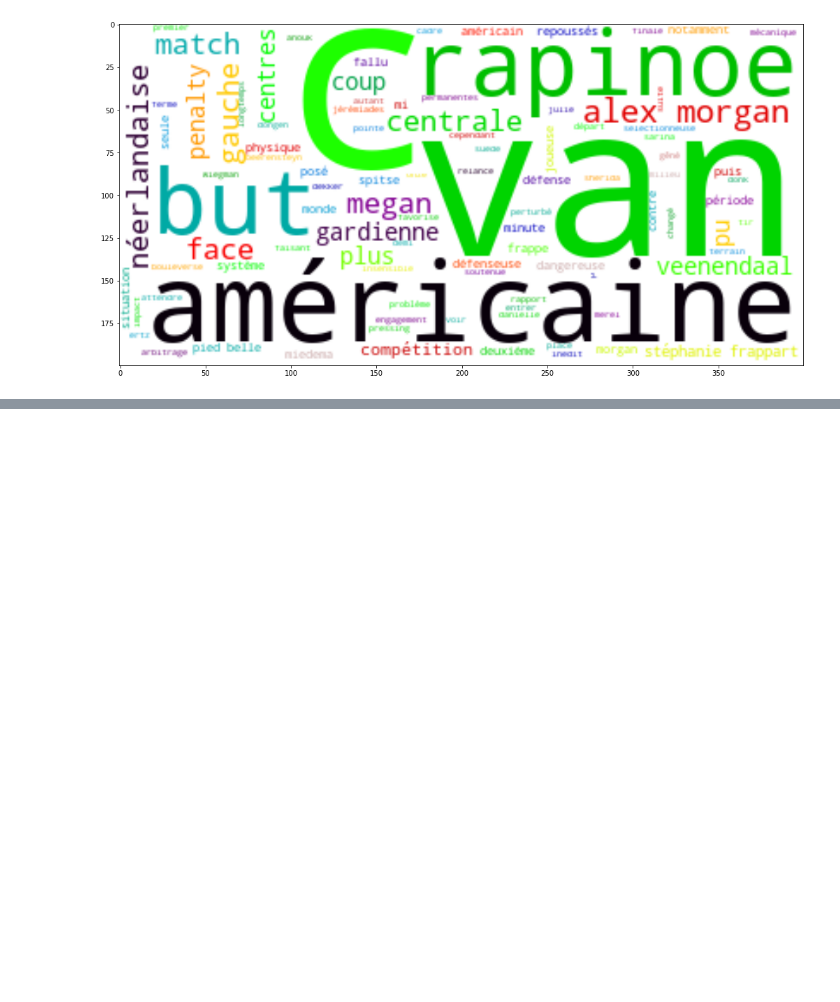
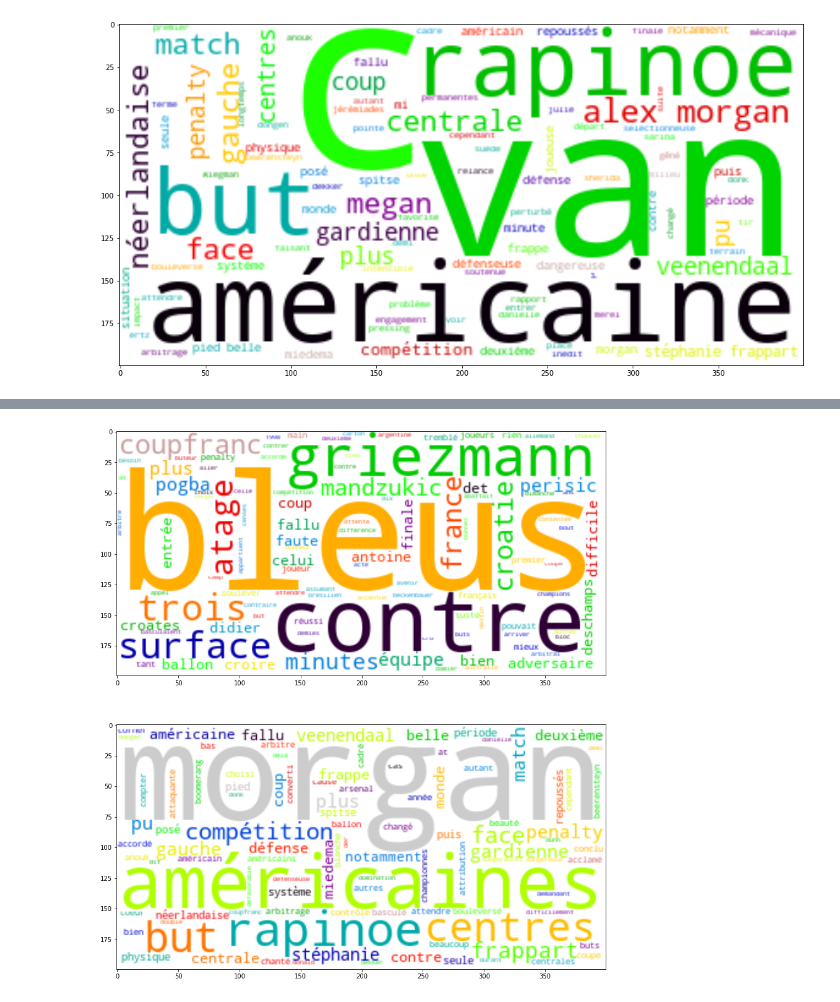
Before and after one commit to louiskuhn/IA-P2-Euskadi, a Jupyter notebook: Ressources/Machine Learning/NLP/2. NLP_matrice termes.ipynb, the cells around one changed output, grey strips where cells are left out. Cells and saved outputs as stored; diff of their text form; code cells hidden in the pictures; blank space fills up the shorter version.

Commit message:
data NLP3 + modifs NLP2

```diff
--- a/Ressources/Machine Learning/NLP/2. NLP_matrice termes.ipynb
+++ b/Ressources/Machine Learning/NLP/2. NLP_matrice termes.ipynb
@@ -151,0 +152,20 @@ ax2.imshow(wc, interpolation="bilinear");
+# %%
+# possibilté de générer le wordcloud à partir de la matrice des termes
+# on recrée la matrice des termes car des modifs supplémentaires ont été effectuées
+from sklearn.feature_extraction.text import CountVectorizer
+cv = CountVectorizer(stop_words = french_stop_words)
+cr_cv = cv.fit_transform(cr_df.texte)
+cr_dtm = pd.DataFrame(cr_cv.toarray(),
+                      index = cr_df.index,
+                      columns = cv.get_feature_names_out())
+
+# on affiche les wordcloud directement depuis la matrice de fréquences des termes
+fig, (ax1,ax2) = plt.subplots(2,1,figsize=(16,16))
+
+wc.generate_from_frequencies(cr_dtm.loc['CR hommes'])
+ax1.imshow(wc, interpolation="bilinear")
+
+wc.generate_from_frequencies(cr_dtm.loc['CR femmes'])
+ax2.imshow(wc, interpolation="bilinear");
+# %% [output]
+[figure, added]
```
Also changed, not shown: parts of 3 cells of this notebook, 2 other files.
